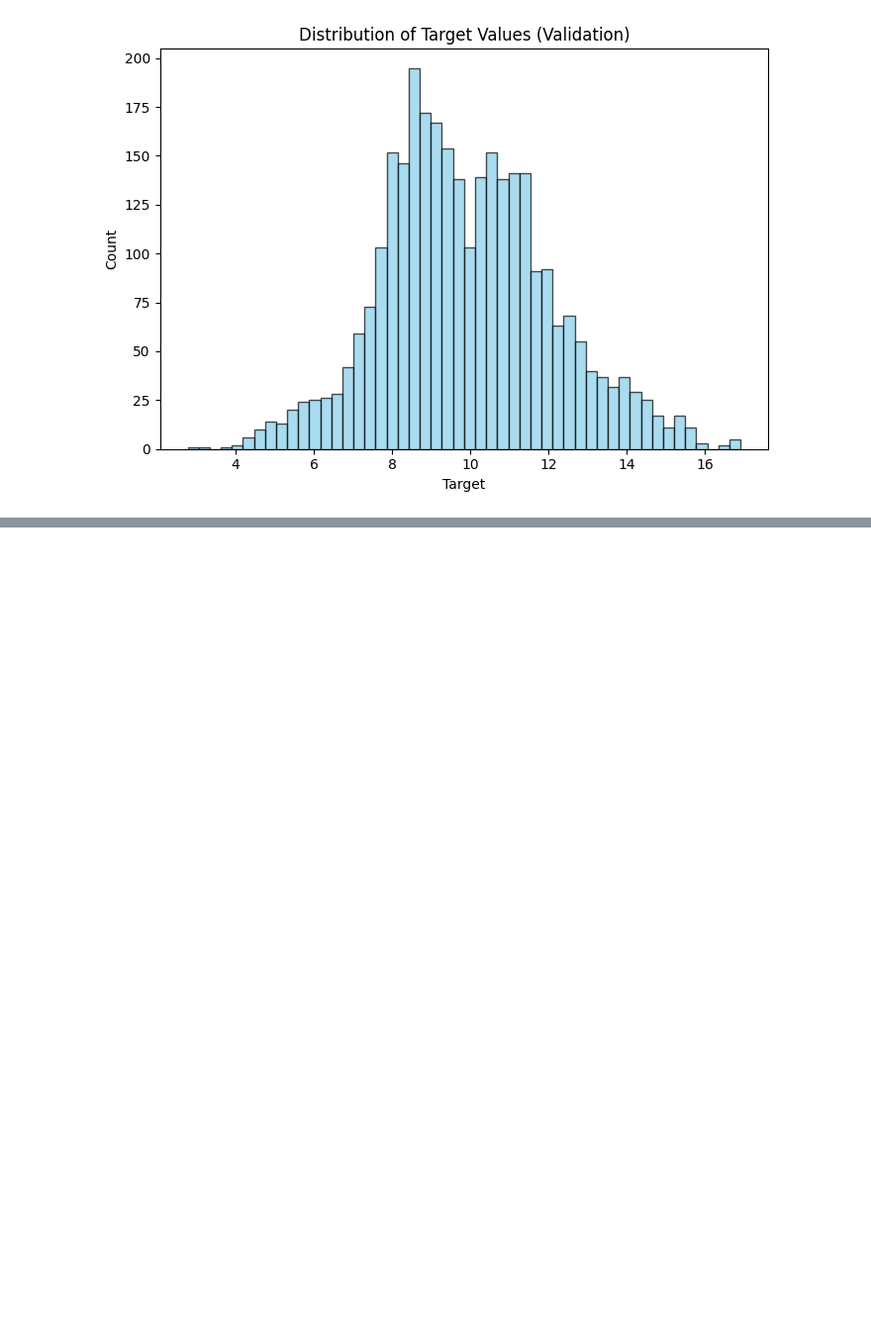
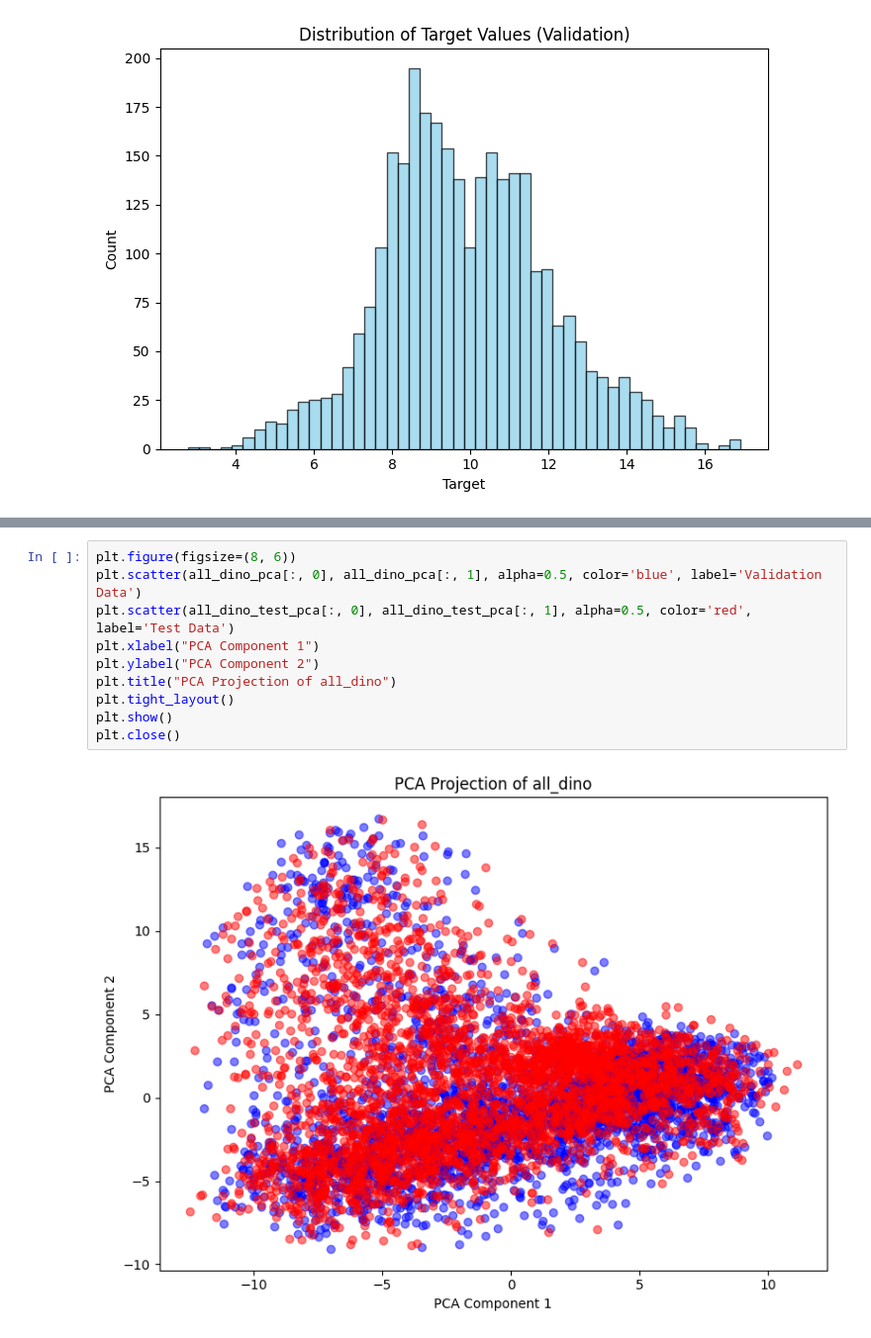
Before and after one commit to keyvanatt/MODAL, a Jupyter notebook: analyseModele.ipynb, the cells around one changed output, grey strips where cells are left out. Shown at 99% size. Cells and saved outputs as stored; diff of their text form; blank space fills up the shorter version.

```diff
--- a/analyseModele.ipynb
+++ b/analyseModele.ipynb
@@ -211,0 +338,12 @@ plt.close()
+# %%
+plt.figure(figsize=(8, 6))
+plt.scatter(all_dino_pca[:, 0], all_dino_pca[:, 1], alpha=0.5, color='blue', label='Validation Data')
+plt.scatter(all_dino_test_pca[:, 0], all_dino_test_pca[:, 1], alpha=0.5, color='red', label='Test Data')
+plt.xlabel("PCA Component 1")
+plt.ylabel("PCA Component 2")
+plt.title("PCA Projection of all_dino")
+plt.tight_layout()
+plt.show()
+plt.close()
+# %% [output]
+[figure, added]
```
Also changed, not shown: parts of 25 cells of this notebook.
